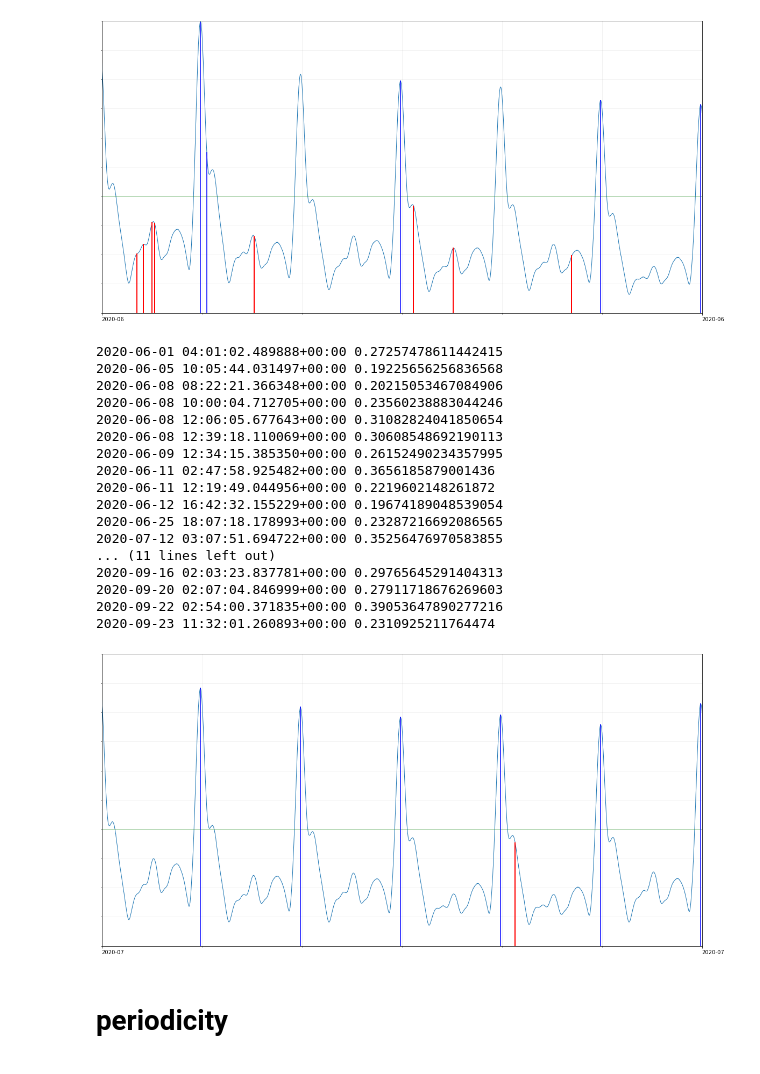
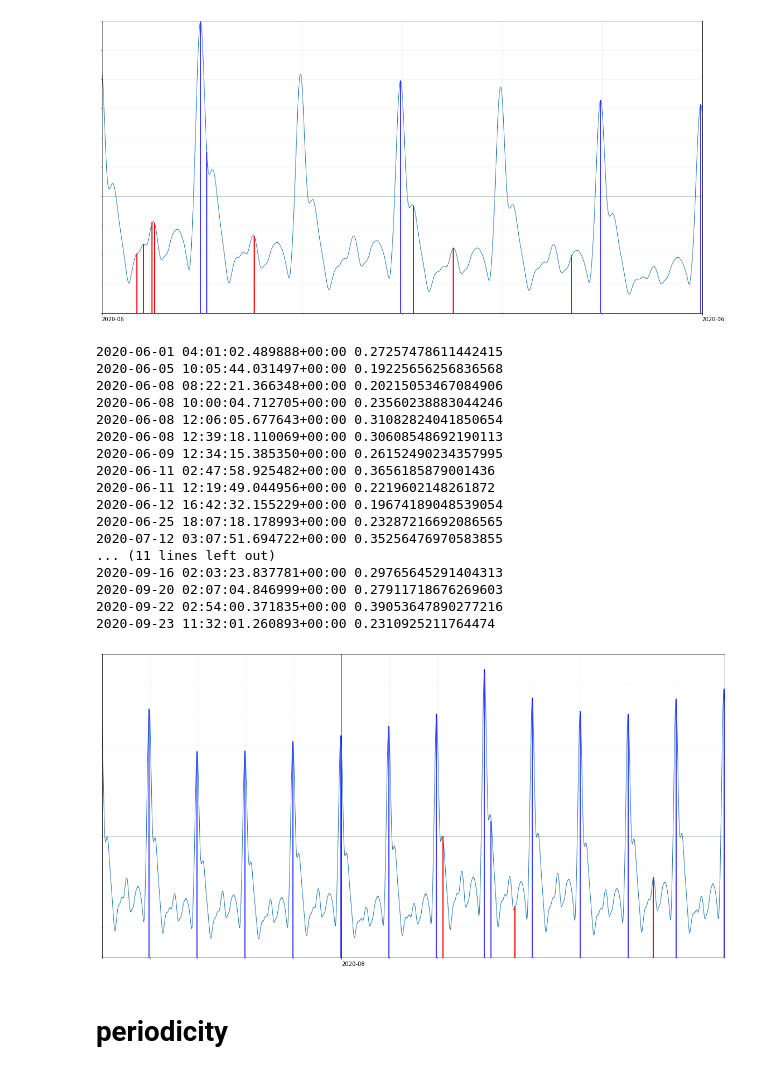
Before and after one commit to averykhoo/temporal-patterns, a Jupyter notebook: network-downtime.ipynb, the cells around one changed output. Cells and saved outputs as stored; diff of their text form; code cells hidden in the pictures.

```diff
--- a/network-downtime.ipynb
+++ b/network-downtime.ipynb
@@ -213,26 +213,26 @@ tss2.plot_session_likelihoods(figsize=(20,10), x_lim=(datetime.datetime(2020,6,8
 2020-09-23 11:32:01.260893+00:00 0.2310925211764474
 [figure]
 # %%
-tss2.plot_session_likelihoods(figsize=(20,10), x_lim=(datetime.datetime(2020,7,8),datetime.datetime(2020,7,14)))
+tss2.plot_session_likelihoods(figsize=(20,10), x_lim=(datetime.datetime(2020,7,27),datetime.datetime(2020,8,9)))
 # %% [output]
 2020-06-01 04:01:02.489888+00:00 0.27257478611442415
 2020-06-05 10:05:44.031497+00:00 0.19225656256836568
 2020-06-08 08:22:21.366348+00:00 0.20215053467084906
 2020-06-08 10:00:04.712705+00:00 0.23560238883044246
 2020-06-08 12:06:05.677643+00:00 0.31082824041850654
 2020-06-08 12:39:18.110069+00:00 0.30608548692190113
 2020-06-09 12:34:15.385350+00:00 0.26152490234357995
 2020-06-11 02:47:58.925482+00:00 0.3656185879001436
 2020-06-11 12:19:49.044956+00:00 0.2219602148261872
 2020-06-12 16:42:32.155229+00:00 0.19674189048539054
 2020-06-25 18:07:18.178993+00:00 0.23287216692086565
 2020-07-12 03:07:51.694722+00:00 0.35256476970583855
 ... (11 lines left out)
 2020-09-16 02:03:23.837781+00:00 0.29765645291404313
 2020-09-20 02:07:04.846999+00:00 0.27911718676269603
 2020-09-22 02:54:00.371835+00:00 0.39053647890277216
 2020-09-23 11:32:01.260893+00:00 0.2310925211764474
-[figure, old version]
+[figure, new version]
 # %% [markdown]
 # periodicity
 # %%
```
